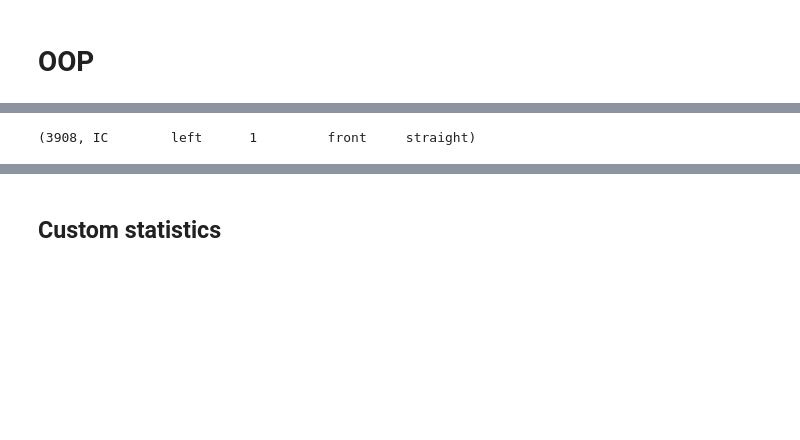
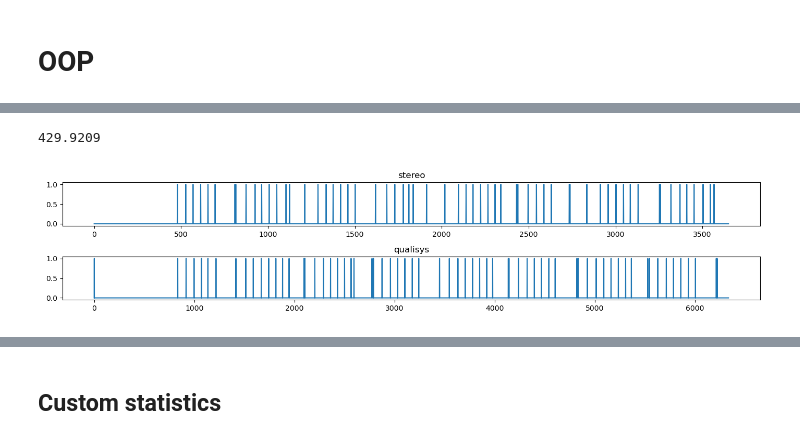
Before and after one commit to MateUnger/StereoVision, a Jupyter notebook: pipeline.ipynb, the cells around one changed output, grey strips where cells are left out. Drawn from its saved outputs; the diff is of its cells as text; code cells hidden in the pictures; blank space fills up the shorter version.

```diff
--- a/pipeline.ipynb
+++ b/pipeline.ipynb
@@ -1539,18 +1591,13 @@ qualisys_file_path = (
 )
 stereo_file_path = "./stereo_videos\\validation_test\\mate_unger\\normal_walking\\mate_stereo.npz"
 debug_folder_path = f"./stereo_videos\\validation_test\\{participant}\\{paradigm}\\Results\\"
+qualisys_metadata_file_path = f"./stereo_videos\\validation_test\\{participant}\\{paradigm}\\data_start_qualisys.json"
 
-qr = Recording(
-    npz_data_path=qualisys_file_path,
-    recording_type="qualisys",
-    gait_analysis_properties=gait_analysis_properties,
-    debug_folder=debug_folder_path,
+
+Test = RecordingPair(
+    qualisys_file_path=qualisys_file_path,
+    stereo_file_path=stereo_file_path,
+    debug_folder_path=debug_folder_path,
+    qualisys_metadata_file_path=qualisys_metadata_file_path,
 )
-
-sr = Recording(
-    npz_data_path=stereo_file_path,
-    recording_type="stereo",
-    gait_analysis_properties=gait_analysis_properties,
-    debug_folder=debug_folder_path,
-)
 # %% [output]
@@ -1575,5 +1608,26 @@ Gait cycles figure saved to:
+# %%
+time_shift*qr.fps
+# %% [output]
+429.9209
 # %%
-sr.keypoints.shape[2], sr.gait_events[0]
+s_ICs = [sge.frame for sge in sr.gait_events if sge.type == "IC"]
+s_ICs_vis = np.zeros_like(sr.keypoints[0,0,:])
+s_ICs_vis[s_ICs]=1
+
+q_ICs = [qge.frame for qge in qr.gait_events if qge.type == "IC"]
+q_ICs_vis = np.zeros_like(qr.keypoints[0,0,:])
+q_ICs_vis[q_ICs] = 1
+
+plt.close('all')
+fig, axs = plt.subplots(2,1, figsize=(14,3))
+axs[0].plot(s_ICs_vis[int(time_shift*sr.fps):])
+# axs[0].plot(s_ICs_vis)
+axs[1].plot(q_ICs_vis)
+
+
+axs[0].set_title('stereo')
+axs[1].set_title('qualisys')
+plt.tight_layout()
 # %% [output]
-(3908, IC        left      1         front     straight)
+[figure, added]
 # %%
```
Also changed, not shown: parts of 7 cells of this notebook.
